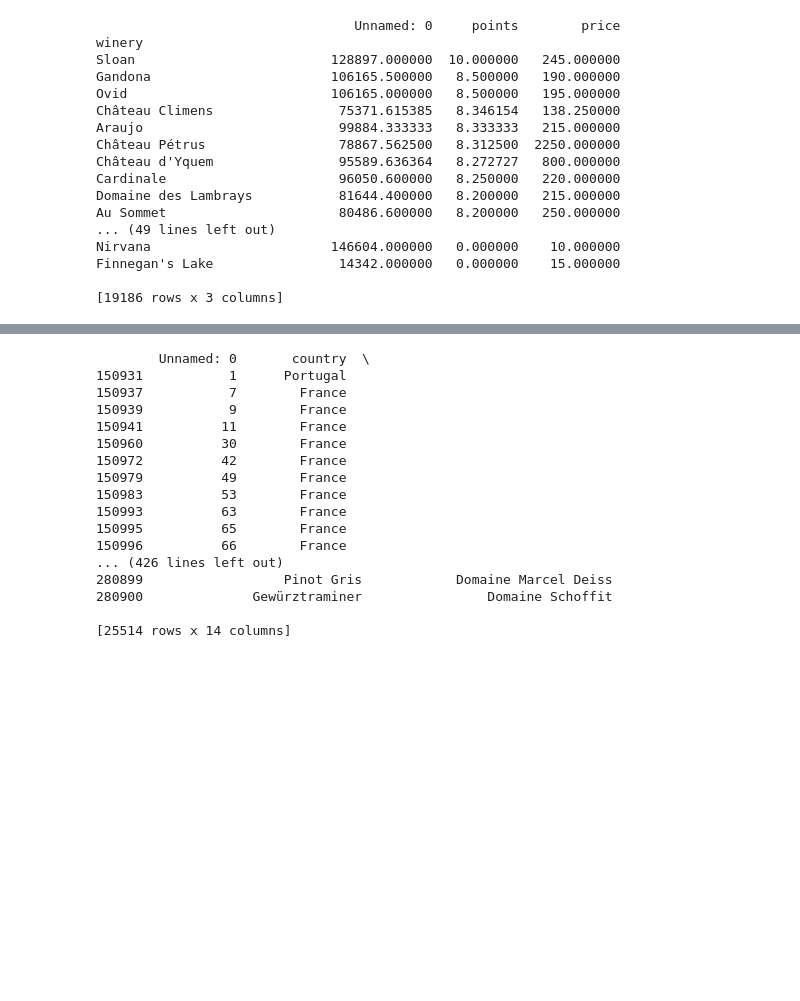
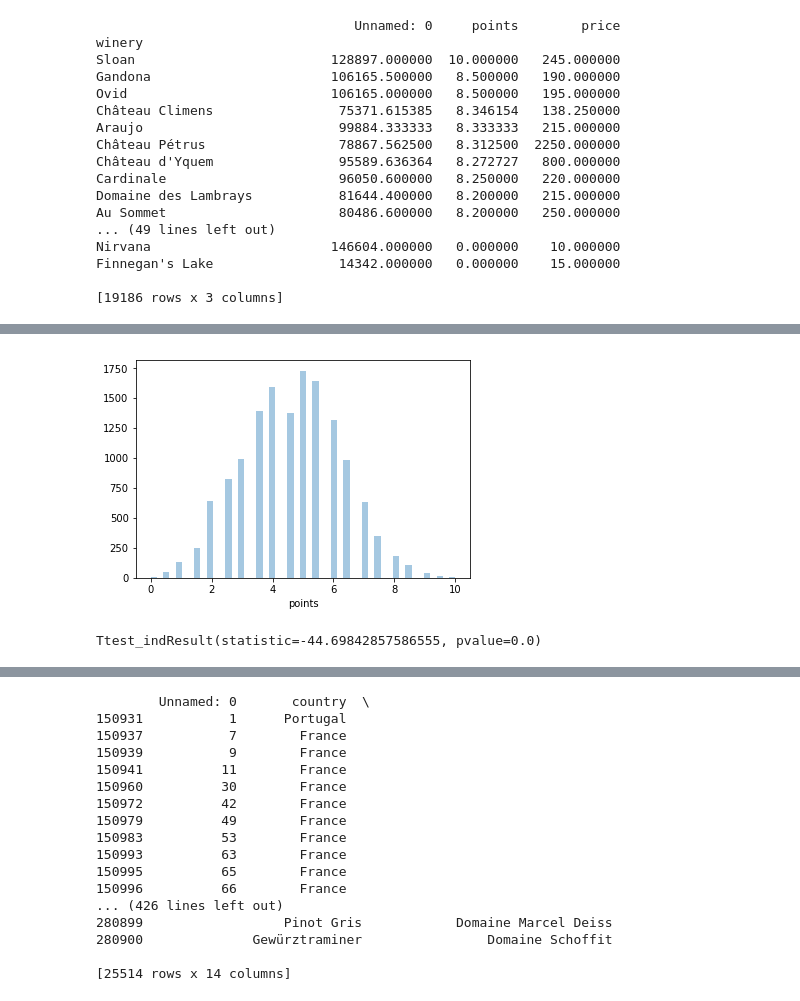
Before and after one commit to 7465BOOSC/Data-Mining-Project, a Jupyter notebook: Wine_Reviews.ipynb, the cells around one changed output, grey strips where cells are left out. Drawn from its saved outputs; the diff is of its cells as text; code cells hidden in the pictures; blank space fills up the shorter version.

```diff
--- a/Wine_Reviews.ipynb
+++ b/Wine_Reviews.ipynb
@@ -352,3 +421,12 @@ top_bsrd = wine_data.loc[wine_data['variety'] == 'Bordeaux-style Red Blend']
+# %%
+sns.distplot(top_bsrd.points, kde=False)
+plt.show()
+# %% [output]
+[figure, added]
+# %%
+ttest_ind(not_top_bsrd['points'], top_bsrd['points'])
+# %% [output]
+Ttest_indResult(statistic=-44.69842857586555, pvalue=0.0)
 # %%
 #Looking at the largest amount of reviews with the highest average points rating
 top_bsrd.sort_values(by=['points'], ascending = False)
```
Also changed, not shown: parts of 40 cells of this notebook.
